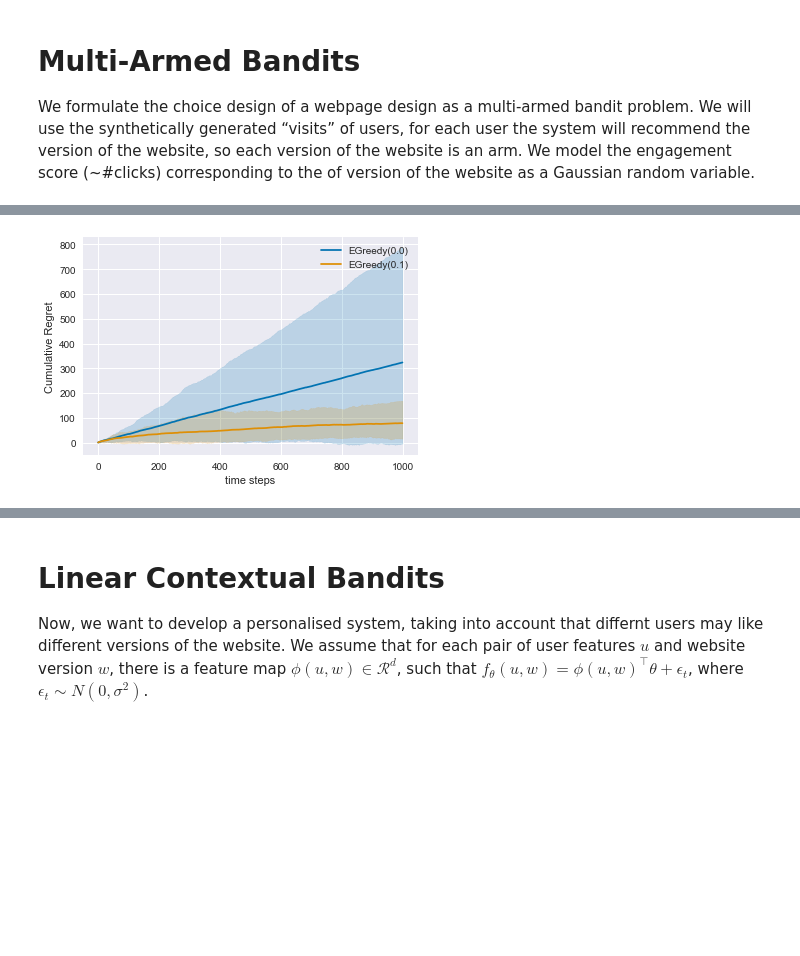
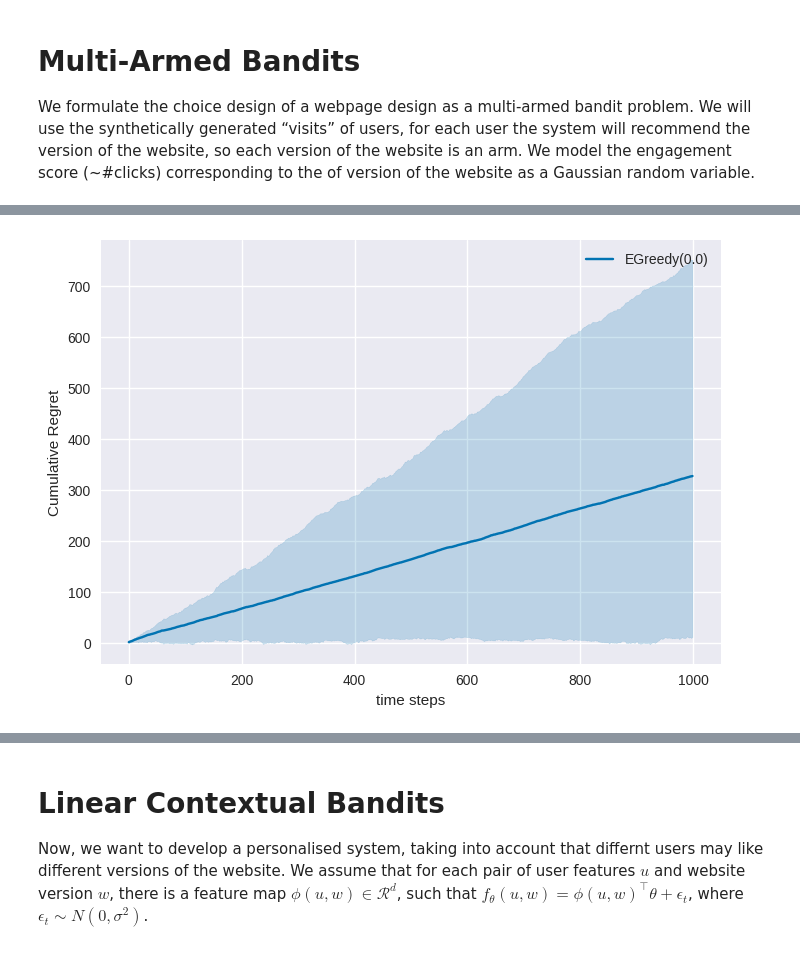
Before and after one commit to rlsummerschool/practical-sessions, a Jupyter notebook: notebooks/bandits_practice.ipynb, the cells around one changed output, grey strips where cells are left out. Drawn from its saved outputs; the diff is of its cells as text; code cells hidden in the pictures; blank space fills up the shorter version.

```diff
--- a/notebooks/bandits_practice.ipynb
+++ b/notebooks/bandits_practice.ipynb
@@ -200,5 +219,5 @@ plot_result(greedy_experiment, q=10, mode="reward", cumulative=True);
 # %%
-greedy_experiment = experiment_mab(env, [greedy, epsilon_greedy], N=N, T=T, mode="regret")
+greedy_experiment = experiment_mab(env, [greedy], N=N, T=T, mode="regret")
 plot_result(greedy_experiment, q=10, mode="regret");
 # %% [output]
-[figure, old version]
+[figure, new version]
```
Also changed, not shown: parts of 30 cells of this notebook.
